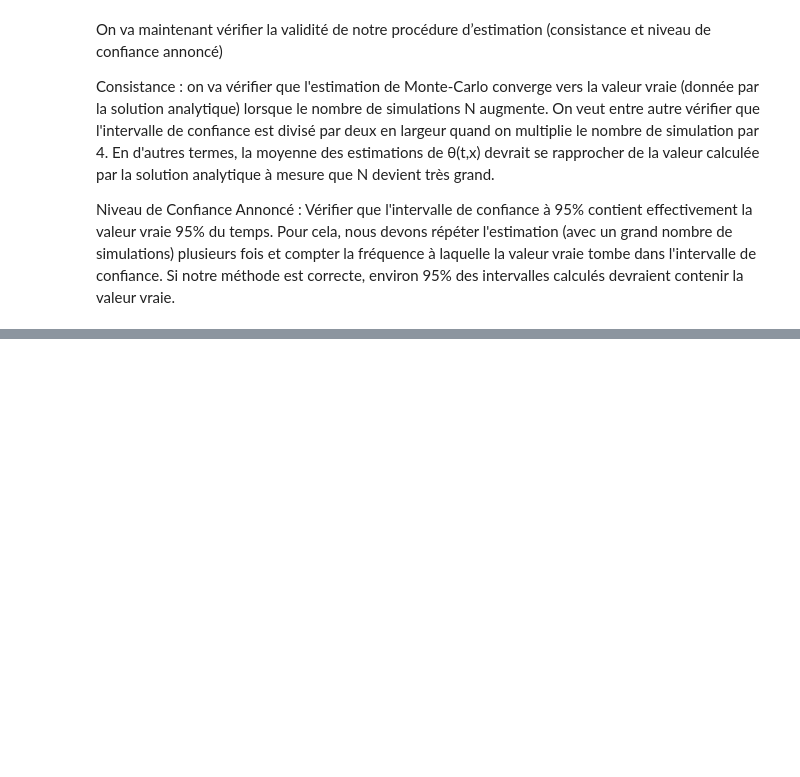
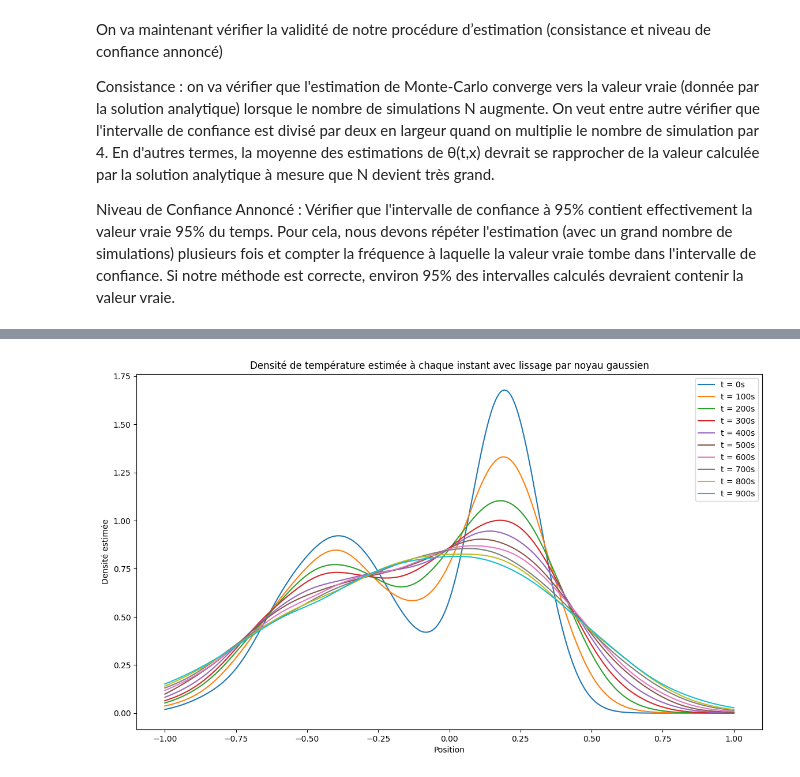
Before and after one commit to malayaan/calcul_sto, a Jupyter notebook: td1/tp_paul.Ipynb, the cells around one changed output, grey strips where cells are left out. Cells and saved outputs as stored; diff of their text form; code cells hidden in the pictures; blank space fills up the shorter version.

```diff
--- a/td1/tp_paul.Ipynb
+++ b/td1/tp_paul.Ipynb
@@ -292,0 +292,66 @@ Cela démontre que l'estimation Monte-Carlo est consistante et que l'intervalle
+# %%
+import numpy as np
+import matplotlib.pyplot as plt
+from scipy.stats import gaussian_kde
+
+# Définition des paramètres de la distribution normale
+mu1, sigma1 = -0.4, 0.2  # Paramètres pour la première distribution normale
+mu2, sigma2 = 0.2, 0.1   # Paramètres pour la seconde distribution normale
+p = 0.5  # Probabilité de choisir la première distribution (Bernoulli)
+
+# Nombre de simulations pour l'estimation Monte-Carlo
+N = 10000
+t_final = 1000  # Temps final
+dt = 100  # Pas de temps
+num_timesteps = int(t_final / dt)  # Nombre d'instants de temps
+
+# Initialiser le tableau pour stocker les positions des particules à chaque instant
+positions = np.zeros((N, num_timesteps))
+
+# Générer la distribution initiale des positions x0 selon la méthode décrite
+for i in range(N):
+    epsilon = np.random.binomial(1, p)  # Générer une variable Bernoulli
+    if epsilon == 1:
+        initial_position = np.random.normal(mu1, sigma1)
+    else:
+        initial_position = np.random.normal(mu2, sigma2)
+    positions[i, 0] = initial_position
+
+# Simuler le mouvement brownien pour chaque particule à partir de leur position initiale
+for t in range(1, num_timesteps):
+    delta_x = np.random.normal(0, sigma * np.sqrt(dt), size=N)  # Incrément brownien
+    positions[:, t] = positions[:, t-1] + delta_x
+
+# Afficher la condition initiale
+x_values = np.linspace(-1, 1, 1000)  # Pour tracer le profil de température
+temp_profile_t0 = temperature(0, x_values, theta1, theta2, mu1, mu2, sigma1, sigma2, sigma)
+
+# Paramètre de largeur de noyau gaussien spécifié
+bandwidth = 0.2  # Ajustez ce paramètre selon le degré de lissage désiré
+
+# Fonction pour effectuer le lissage par noyau gaussien et estimer la densité
+def estimate_density(positions, bandwidth=0.1):
+    kde = gaussian_kde(positions, bw_method=bandwidth)
+    return kde
+
+# Estimation et affichage de la densité à chaque instant
+plt.figure(figsize=(14, 8))
+
+# Créer une plage de positions pour l'évaluation de la densité
+x_plot_values = np.linspace(-1, 1, 1000)
+
+for t in range(num_timesteps):
+    # Utiliser la fonction estimate_density pour estimer la densité des positions à l'instant t
+    kde = estimate_density(positions[:, t], bandwidth)
+    density = kde(x_plot_values)
+
+    # Tracer la densité estimée pour l'instant t
+    plt.plot(x_plot_values, density, label=f't = {t*dt}s')
+
+plt.title('Densité de température estimée à chaque instant avec lissage par noyau gaussien')
+plt.xlabel('Position')
+plt.ylabel('Densité estimée')
+plt.legend()
+plt.show()
+# %% [output]
+[figure, added]
```
Also changed, not shown: parts of 12 cells of this notebook.
